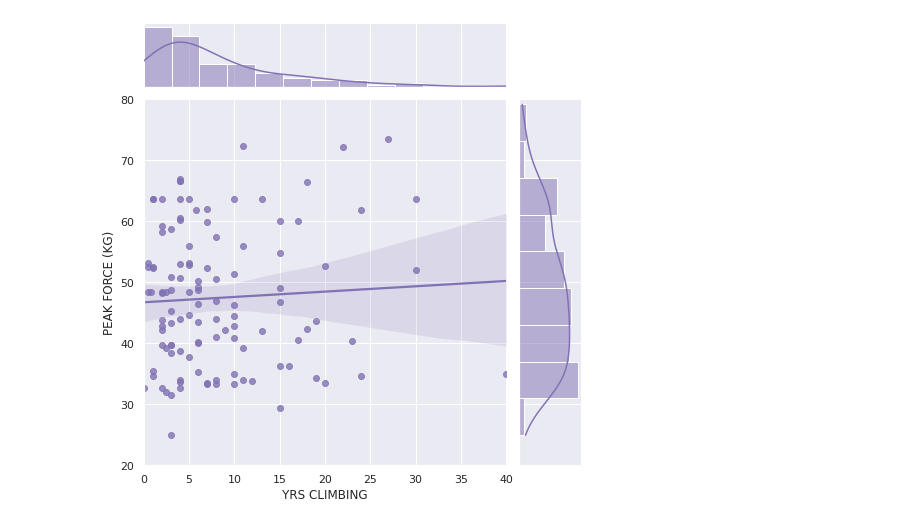
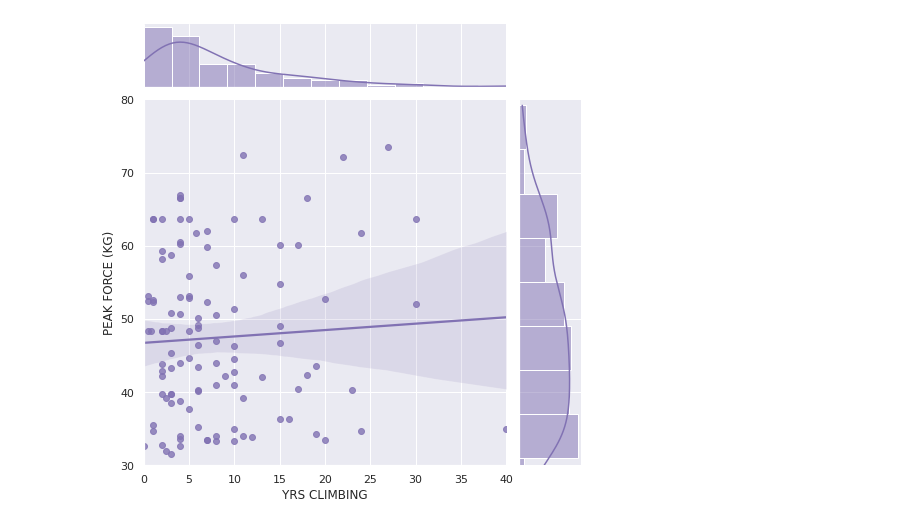
Before and after one commit to haokliao/Critical-Force-Visualization, a Jupyter notebook: main.ipynb, the cells around one changed output. Cells and saved outputs as stored; diff of their text form; code cells hidden in the pictures.

```diff
--- a/main.ipynb
+++ b/main.ipynb
@@ -4,10 +4,10 @@ import seaborn as sns
 # %%
 dataframe = pd.read_csv('Climbing Critical Force Data - Giles et al 2020.csv')
 sns.set_theme(style="darkgrid")
 
 g = sns.jointplot(x="YRS CLIMBING", y="PEAK FORCE (KG)", data=dataframe,
                   kind="reg", truncate=False,
-                  xlim=(0, 40), ylim=(20, 80),
+                  xlim=(0, 40), ylim=(30, 80),
                   color="m", height=7)
 # %% [output]
-[figure, old version]
+[figure, new version]
```
Also changed, not shown: 1 other file.
